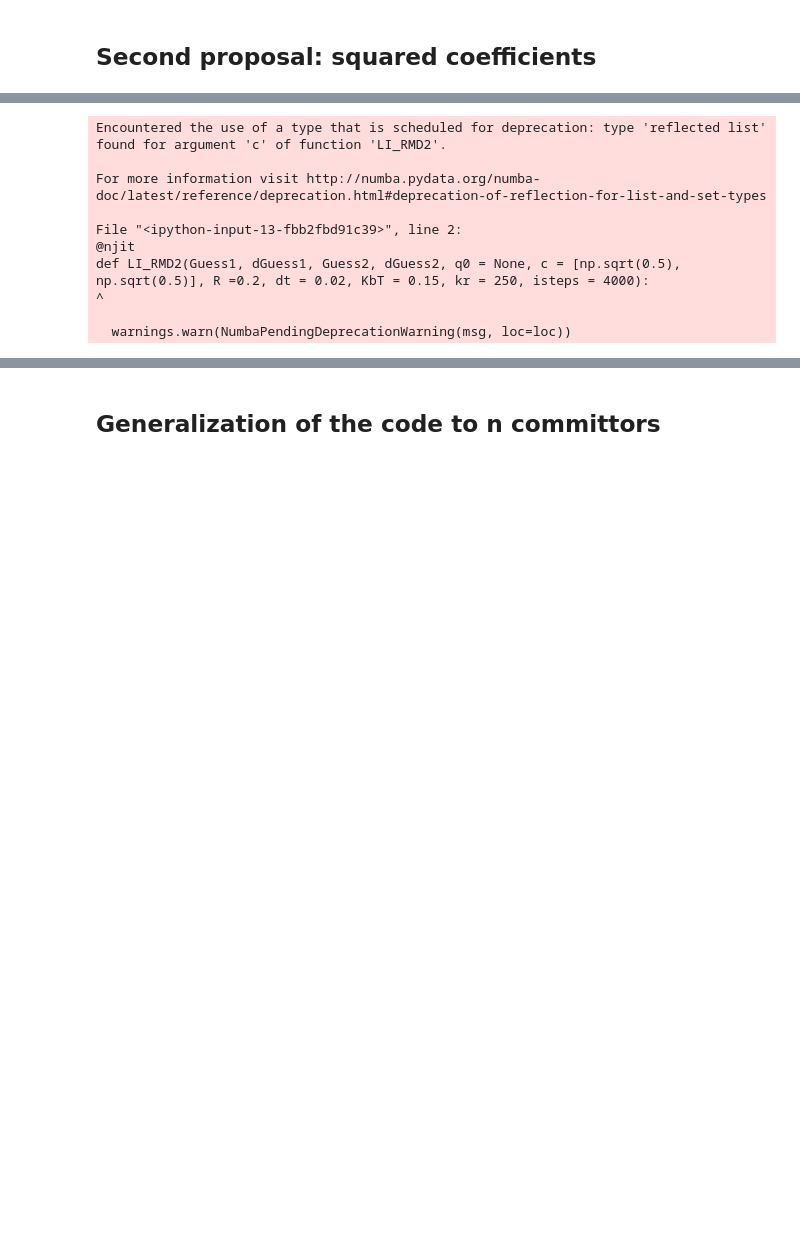
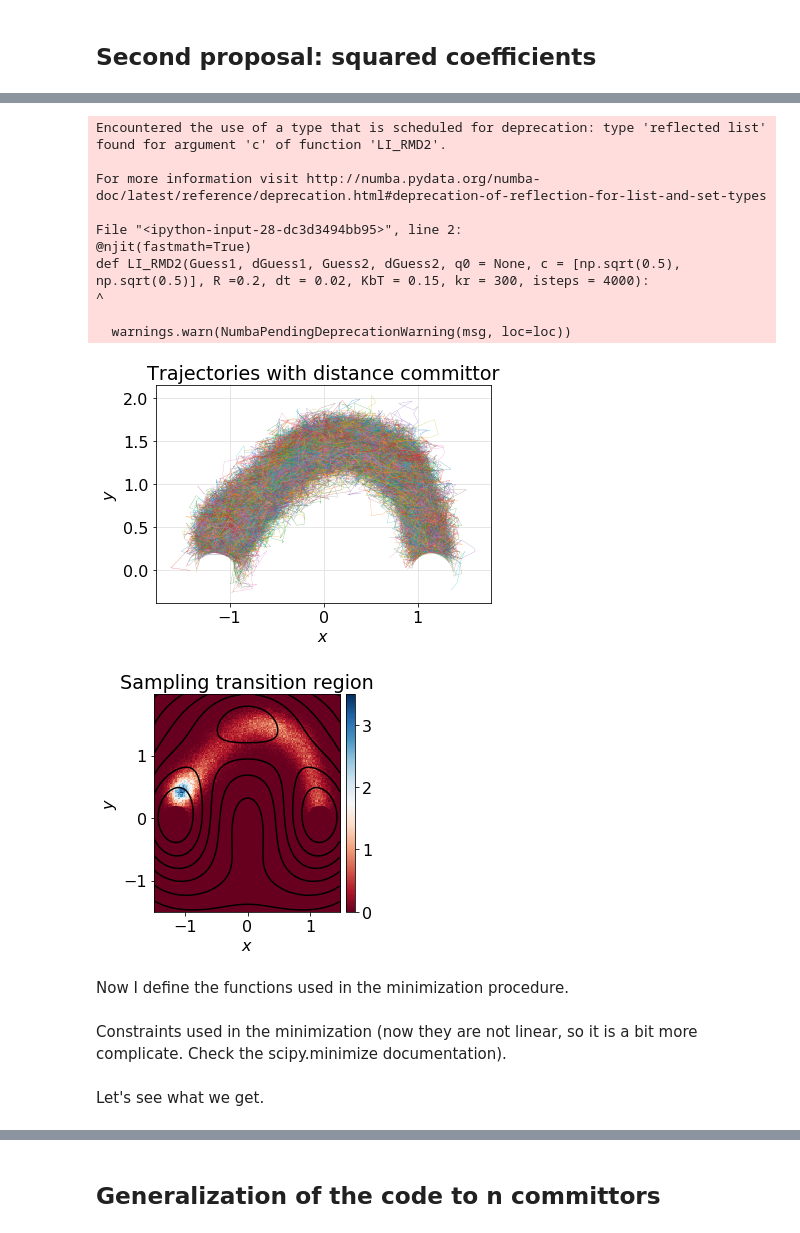
Before and after one commit to FrancescoSlongo/VariationalMD, a Jupyter notebook: 2D_VariationalMD.ipynb, the cells around one changed output, grey strips where cells are left out. Drawn from its saved outputs; the diff is of its cells as text; code cells hidden in the pictures; blank space fills up the shorter version.

Commit message:
I rewrited the notebooks so that they can be read easily

```diff
--- a/2D_VariationalMD.ipynb
+++ b/2D_VariationalMD.ipynb
@@ -1354,6 +1501,6 @@ def comm_plot2(Guess1, Guess2, c = [np.sqrt(0.5), np.sqrt(0.5)], R = 0.2):
     plt.show()
 # %%
-@njit
+@njit(fastmath=True)
 def LI_RMD2(Guess1, dGuess1, Guess2, dGuess2, q0 = None, c = [np.sqrt(0.5), np.sqrt(0.5)], R =0.2, dt = 0.02, KbT = 0.15, kr = 300, isteps = 4000):
     # Define preliminary variables
     q = np.empty((isteps, 2), dtype=np.float64)
@@ -1374,8 +1521,8 @@ def LI_RMD2(Guess1, dGuess1, Guess2, dGuess2, q0 = None, c = [np.sqrt(0.5), np.s
     z0 = Guess1(q[0,:], R)
     z1 = Guess2(q[0,:], R)
     zmax = c02*z0+c12*z1
-    #print('zmax= ', zmax)
-    #print('State:= ', s)
+    # Diffusion coefficient
+    D = np.sqrt(2.0*KbT*dt)
     while i < isteps - 1 and tmp == 0:
         if s == -1:
             # Restart trajectory
@@ -1397,14 +1544,14 @@ def LI_RMD2(Guess1, dGuess1, Guess2, dGuess2, q0 = None, c = [np.sqrt(0.5), np.s
         M[i,1,0] = dGx2*dGx1+dGy2*dGy1
         M[i,0,1] = dGx1*dGx2+dGy1*dGy2
         M[i,1,1] = dGx2**2 + dGy2**2
-        #print(z0, z1, z[i])
+        # Dynamics
         if z > zmax:
-            q[i+1,0] = q[i,0]+f[0]*dt+np.sqrt(2.0*KbT*dt)*np.random.normal(0,1)
-            q[i+1,1] = q[i,1]+f[1]*dt+np.sqrt(2.0*KbT*dt)*np.random.normal(0,1)
+            q[i+1,0] = q[i,0]+f[0]*dt+D*np.random.normal(0,1)
+            q[i+1,1] = q[i,1]+f[1]*dt+D*np.random.normal(0,1)
             zmax = z
         else:
-            q[i+1,0] = q[i,0]+f[0]*dt+np.sqrt(2.0*KbT*dt)*np.random.normal(0,1)+kr*(c02*dGx1 + c12*dGx2)*(zmax - z)*dt
-            q[i+1,1] = q[i,1]+f[1]*dt+np.sqrt(2.0*KbT*dt)*np.random.normal(0,1)+kr*(c02*dGy1 + c12*dGy2)*(zmax - z)*dt
+            q[i+1,0] = q[i,0]+f[0]*dt+D*np.random.normal(0,1)+kr*(c02*dGx1 + c12*dGx2)*(zmax - z)*dt
+            q[i+1,1] = q[i,1]+f[1]*dt+D*np.random.normal(0,1)+kr*(c02*dGy1 + c12*dGy2)*(zmax - z)*dt
         i += 1
         s = state(q[i,:], R)
 
@@ -1425,56 +1572,45 @@ def LI_RMD2(Guess1, dGuess1, Guess2, dGuess2, q0 = None, c = [np.sqrt(0.5), np.s
 
     return q[j+1:i-1,:], M[j+1:i-1,:,:]
 # %%
-# Figure
+## Runs of the Langevin dynamics
 plt.figure()
 tmp = 0
+# Loop over many iterations with different initial conditions
 for i in range(1000):
     traj, M = LI_RMD2(Guess1 = qLin, dGuess1 = dqLin, Guess2 = qCircleU, dGuess2 = dqCircleU, c = [np.sqrt(0.5), np.sqrt(0.5)])
     if traj[0,0] != 0 and traj[0,1] != 0:
         plt.plot(traj[:,0], traj[:,1], linewidth=0.2)
         if tmp==0:
             trajall = np.copy(traj)
             Mall = np.copy(M)
             tmp = 1
         if tmp==1:
             trajall = np.concatenate((trajall, traj), axis=0)
             Mall = np.concatenate((Mall, M), axis=0)
-
+# Title and labels
+plt.title('Trajectories with distance committor')
 plt.xlabel('$x$')
 plt.ylabel('$y$')
 axes = plt.gca()
 axes.set_axisbelow(True)
 plt.grid(True, which='major', axis='both', color='#e0e0e0')
 plt.show()
 
 
-# Density plot of how much time the system passes in a given point
-xedges = np.arange(-1.5, 1.5, 0.02).tolist()
-yedges = np.arange(-1.5, 2.0, 0.02).tolist()
-x = trajall[:,0]
-y = trajall[:,1]
-H, xedges, yedges = np.histogram2d(x, y, bins=(xedges, yedges), density = True)
-H = H.T  # Let each row list bins with common y range.
-plt.figure()
-im = plt.imshow(H, interpolation='nearest', origin='low',extent=[xedges[0], xedges[-1], yedges[0], yedges[-1]])
-ax = plt.gca()
-# colormap, colorbar, labels, ect.
-im.set_cmap('RdBu')
-plt.xlabel(r"$x$")
-plt.ylabel(r"$y$")
-plt.title("Sampling transition region")
-divider = make_axes_locatable(ax)
-cax = divider.append_axes("right", "5%", pad="3%")
-plt.colorbar(im, cax=cax)
-plt.show()
+### Probability density plot
+plot_prob_distr(trajall, [-1.5, 1.5], [-1.5, 2.0], 0.02, 8)
 # %% [output]
 Encountered the use of a type that is scheduled for deprecation: type 'reflected list' found for argument 'c' of function 'LI_RMD2'.
 
 For more information visit http://numba.pydata.org/numba-doc/latest/reference/deprecation.html#deprecation-of-reflection-for-list-and-set-types
 
-File "<ipython-input-13-fbb2fbd91c39>", line 2:
-@njit
-def LI_RMD2(Guess1, dGuess1, Guess2, dGuess2, q0 = None, c = [np.sqrt(0.5), np.sqrt(0.5)], R =0.2, dt = 0.02, KbT = 0.15, kr = 250, isteps = 4000):
+File "<ipython-input-28-dc3d3494bb95>", line 2:
+@njit(fastmath=True)
+def LI_RMD2(Guess1, dGuess1, Guess2, dGuess2, q0 = None, c = [np.sqrt(0.5), np.sqrt(0.5)], R =0.2, dt = 0.02, KbT = 0.15, kr = 300, isteps = 4000):
 ^
 
   warnings.warn(NumbaPendingDeprecationWarning(msg, loc=loc))
+[figure, added]
+[figure, added]
+# %% [markdown]
+Now I define the functions used in the minimization procedure.
@@ -1480,0 +1645,2 @@ def LI_RMD2(Guess1, dGuess1, Guess2, dGuess2, q0 = None, c = [np.sqrt(0.5), np.s
+# %% [markdown]
+Constraints used in the minimization (now they are not linear, so it is a bit more complicate. Check the scipy.minimize documentation).
@@ -1481 +1658,3 @@ def LI_RMD2(Guess1, dGuess1, Guess2, dGuess2, q0 = None, c = [np.sqrt(0.5), np.s
+# %% [markdown]
+Let's see what we get.
 # %%
```
Also changed, not shown: parts of 97 cells of this notebook, 1 other file.
